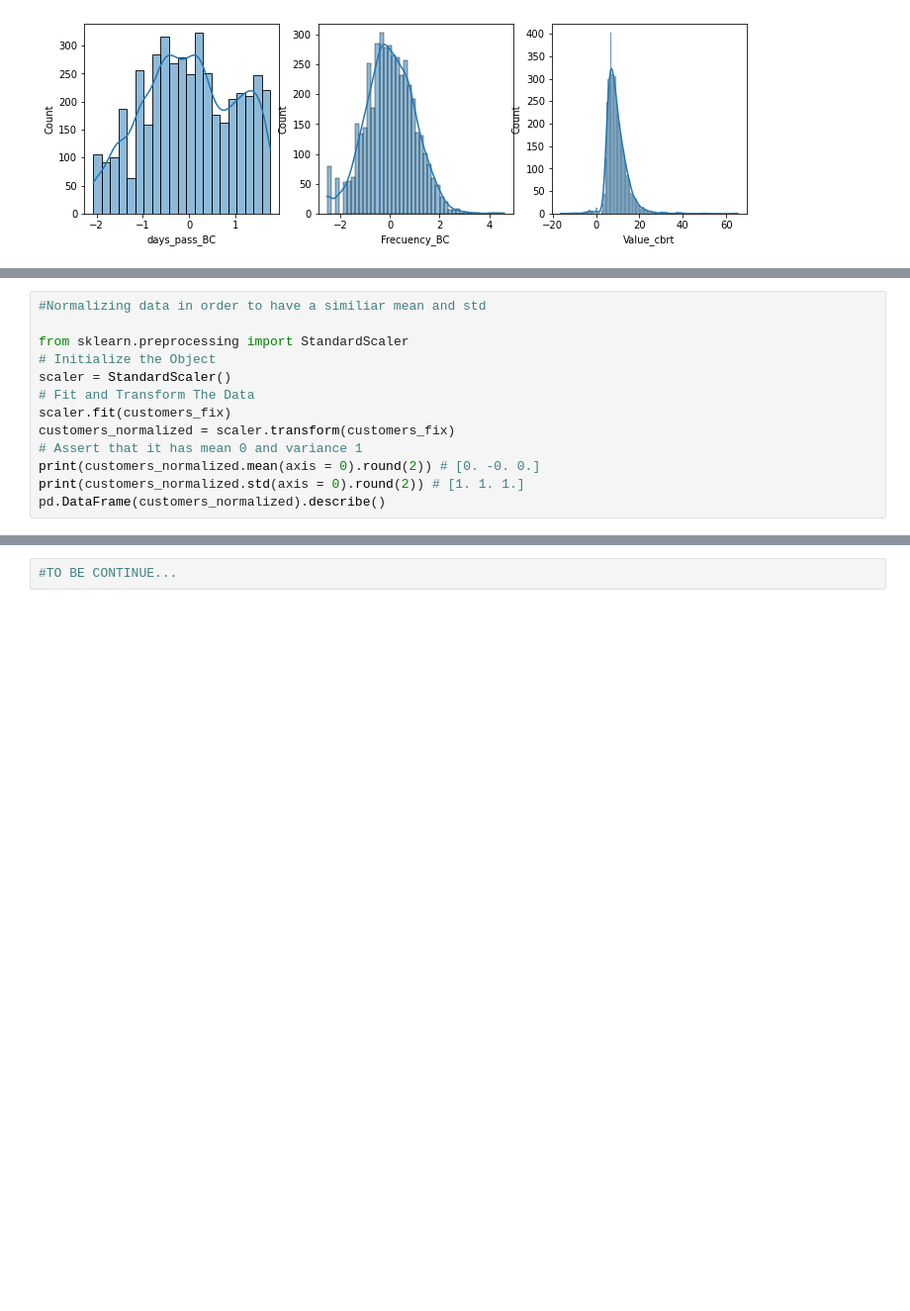
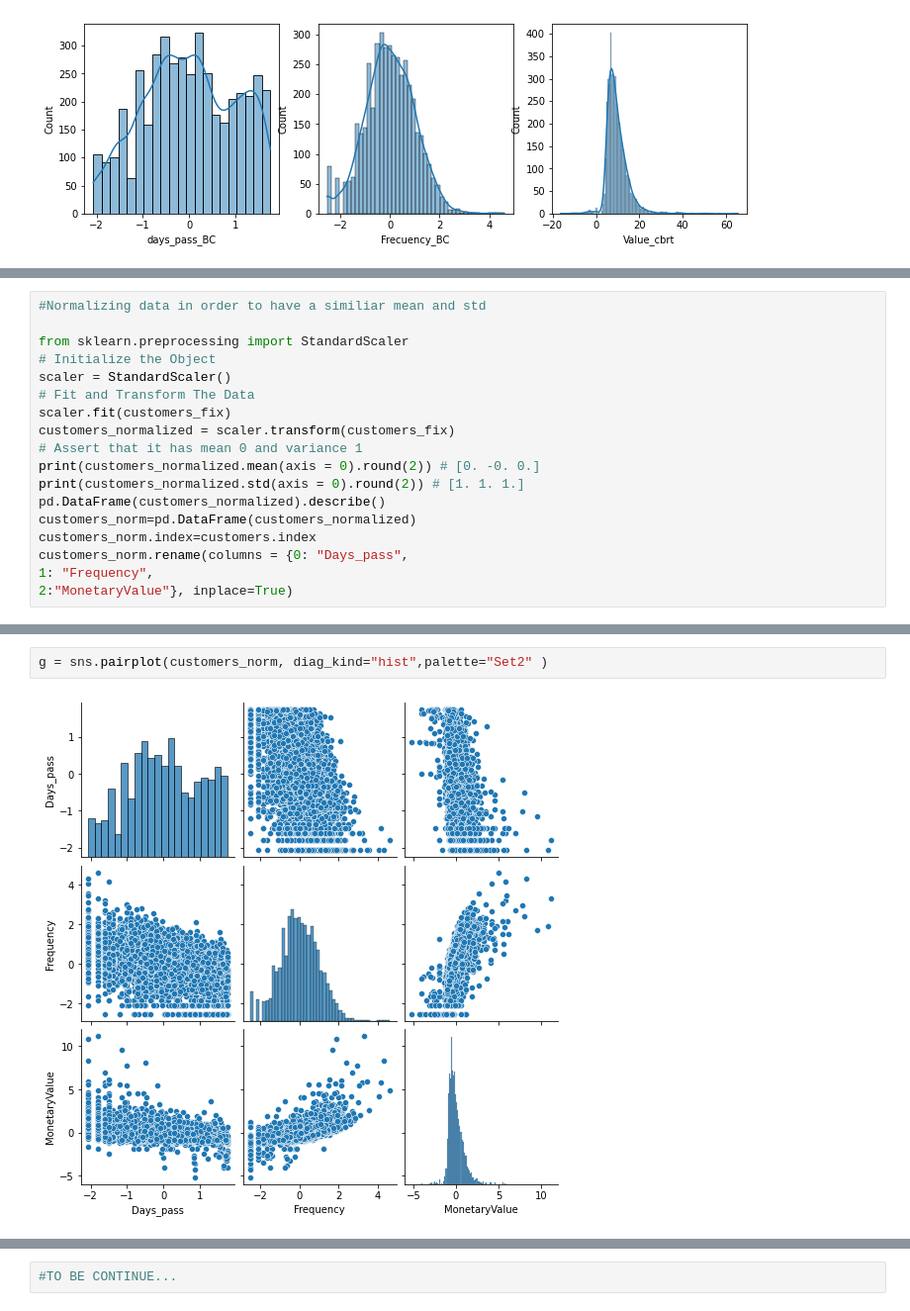
Before and after one commit to ecoplayer/Clients_segmentation, a Jupyter notebook: Client_Segmentation.ipynb, the cells around one changed output, grey strips where cells are left out. Shown at 99% size. Saved outputs shown, nothing was run; the diff lists cells and outputs as text; blank space fills up the shorter version.

```diff
--- a/Client_Segmentation.ipynb
+++ b/Client_Segmentation.ipynb
@@ -188,6 +358,11 @@ customers_normalized = scaler.transform(customers_fix)
 print(customers_normalized.mean(axis = 0).round(2)) # [0. -0. 0.]
 print(customers_normalized.std(axis = 0).round(2)) # [1. 1. 1.]
 pd.DataFrame(customers_normalized).describe()
+customers_norm=pd.DataFrame(customers_normalized)
+customers_norm.index=customers.index
+customers_norm.rename(columns = {0: "Days_pass",
+1: "Frequency",
+2:"MonetaryValue"}, inplace=True)
 # %% [output]
 [ 0. -0. -0.]
 [1. 1. 1.]
@@ -202,0 +386,4 @@ pd.DataFrame(customers_normalized).describe()
+# %%
+g = sns.pairplot(customers_norm, diag_kind="hist",palette="Set2" )
+# %% [output]
+[figure, added]
```
Also changed, not shown: parts of 42 cells of this notebook, 1 other file.
